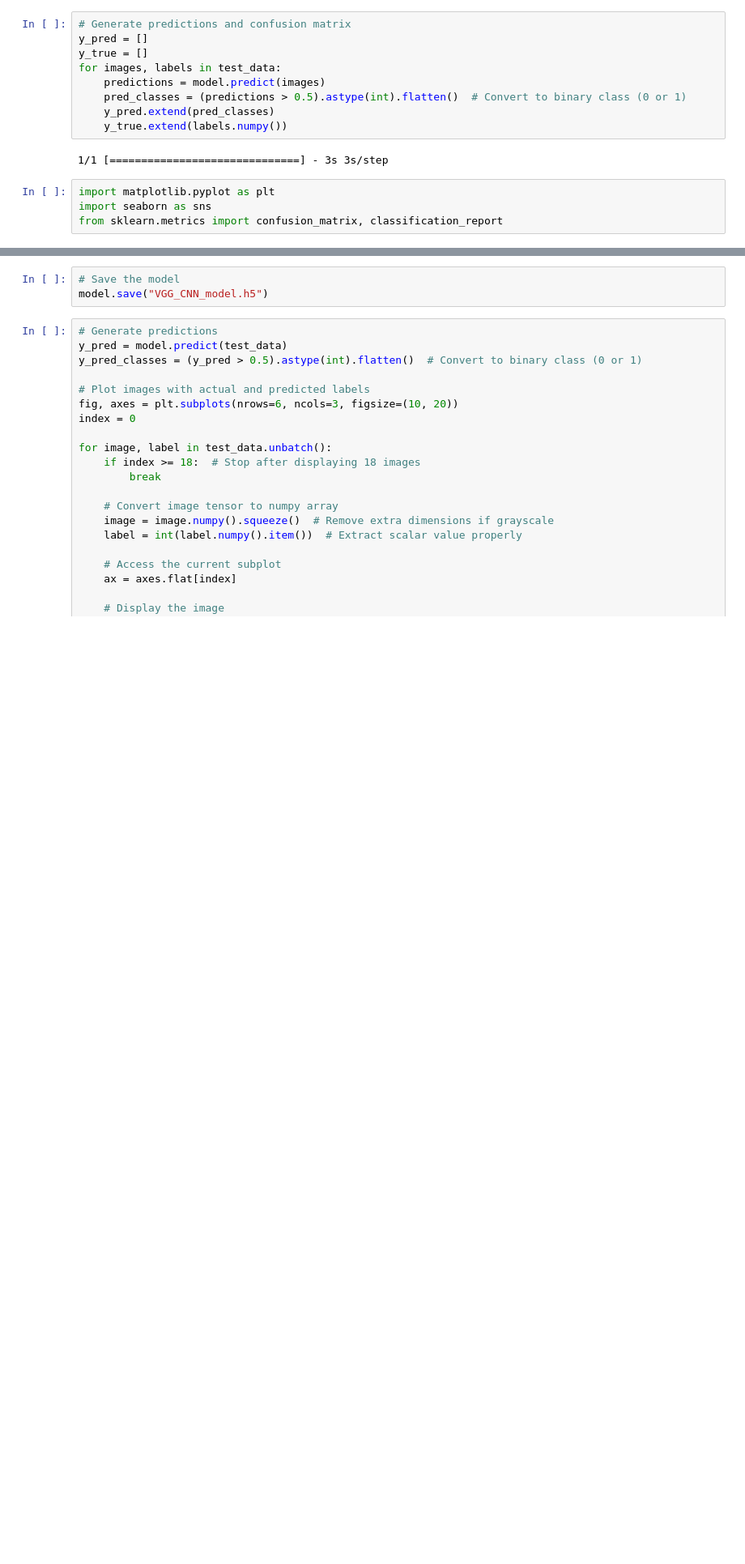
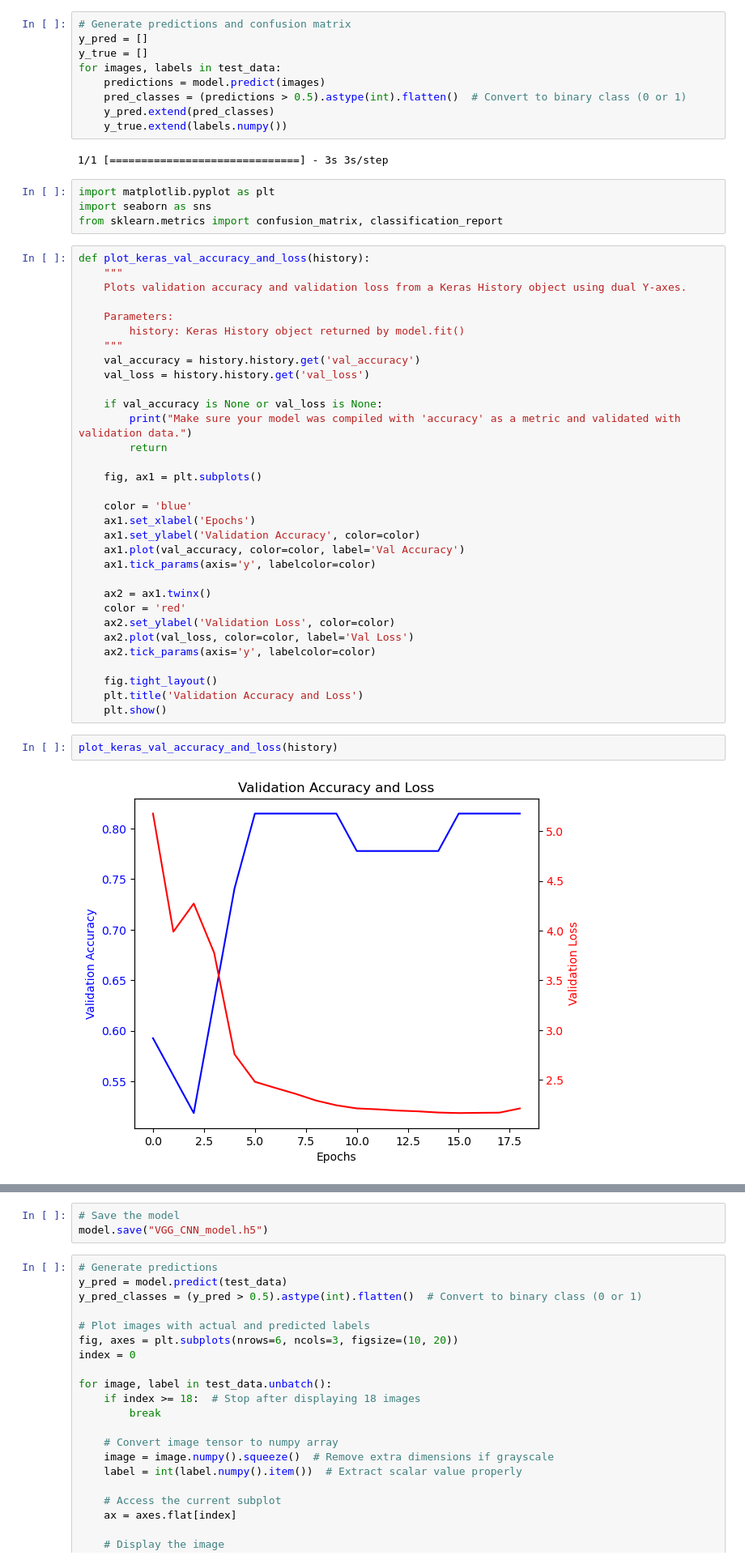
Before and after one commit to tkvngan/DeepLearning_for_BrainTumorDetection, a Jupyter notebook: notebooks/02_supervised_learning-VGG-V2.ipynb, the cells around one changed output, grey strips where cells are left out. Shown at 81% size. Drawn from its saved outputs; the diff is of its cells as text; blank space fills up the shorter version.

```diff
--- a/notebooks/02_supervised_learning-VGG-V2.ipynb
+++ b/notebooks/02_supervised_learning-VGG-V2.ipynb
@@ -167,3 +194,39 @@ for images, labels in test_data:
 import matplotlib.pyplot as plt
 import seaborn as sns
 from sklearn.metrics import confusion_matrix, classification_report
+# %%
+def plot_keras_val_accuracy_and_loss(history):
+    """
+    Plots validation accuracy and validation loss from a Keras History object using dual Y-axes.
+
+    Parameters:
+        history: Keras History object returned by model.fit()
+    """
+    val_accuracy = history.history.get('val_accuracy')
+    val_loss = history.history.get('val_loss')
+
+    if val_accuracy is None or val_loss is None:
+        print("Make sure your model was compiled with 'accuracy' as a metric and validated with validation data.")
+        return
+
+    fig, ax1 = plt.subplots()
+
+    color = 'blue'
+    ax1.set_xlabel('Epochs')
+    ax1.set_ylabel('Validation Accuracy', color=color)
+    ax1.plot(val_accuracy, color=color, label='Val Accuracy')
+    ax1.tick_params(axis='y', labelcolor=color)
+
+    ax2 = ax1.twinx()
+    color = 'red'
+    ax2.set_ylabel('Validation Loss', color=color)
+    ax2.plot(val_loss, color=color, label='Val Loss')
+    ax2.tick_params(axis='y', labelcolor=color)
+
+    fig.tight_layout()
+    plt.title('Validation Accuracy and Loss')
+    plt.show()
+# %%
+plot_keras_val_accuracy_and_loss(history)
+# %% [output]
+[figure, added]
```
Also changed, not shown: parts of 17 cells of this notebook, 1 other file.
